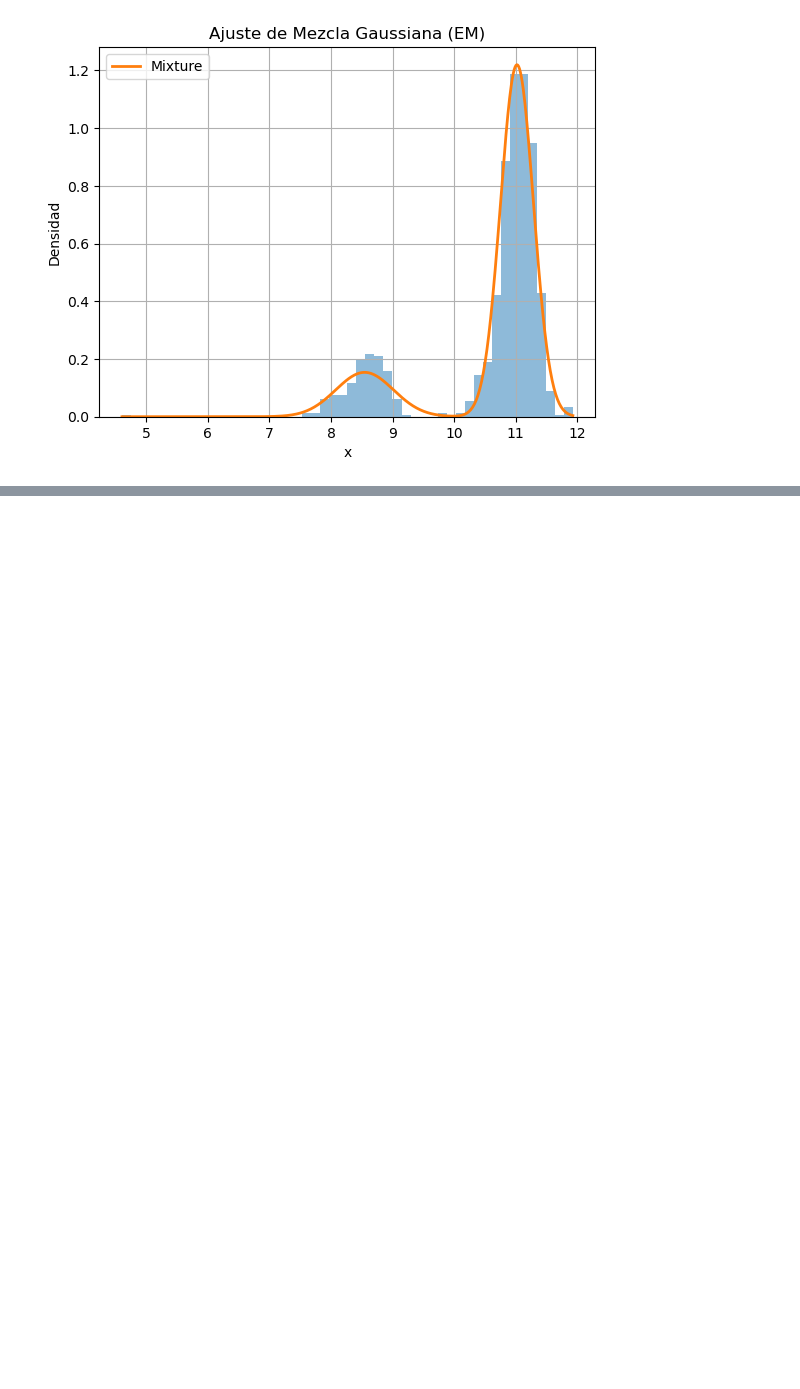
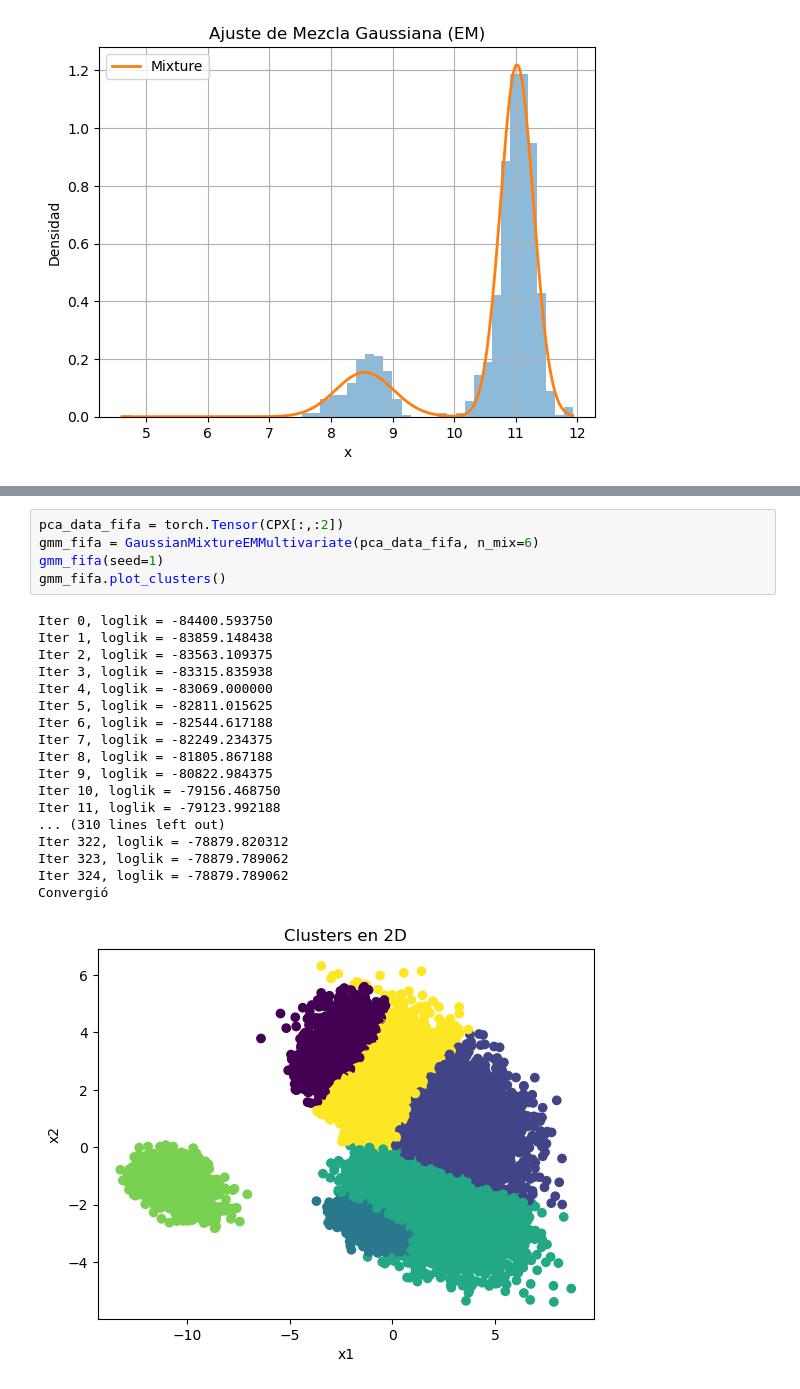
Before and after one commit to yaelrsc/Computaci-n-estad-stica-2026-2, a Jupyter notebook: Stochastic Optimization/EM.ipynb, the cells around one changed output, grey strips where cells are left out. Drawn from its saved outputs; the diff is of its cells as text; blank space fills up the shorter version.

```diff
--- a/Stochastic Optimization/EM.ipynb
+++ b/Stochastic Optimization/EM.ipynb
@@ -263,0 +522,24 @@ model_cm.plot_density(show_components=False)
+# %%
+pca_data_fifa = torch.Tensor(CPX[:,:2])
+gmm_fifa = GaussianMixtureEMMultivariate(pca_data_fifa, n_mix=6)
+gmm_fifa(seed=1)
+gmm_fifa.plot_clusters()
+# %% [output]
+Iter 0, loglik = -84400.593750
+Iter 1, loglik = -83859.148438
+Iter 2, loglik = -83563.109375
+Iter 3, loglik = -83315.835938
+Iter 4, loglik = -83069.000000
+Iter 5, loglik = -82811.015625
+Iter 6, loglik = -82544.617188
+Iter 7, loglik = -82249.234375
+Iter 8, loglik = -81805.867188
+Iter 9, loglik = -80822.984375
+Iter 10, loglik = -79156.468750
+Iter 11, loglik = -79123.992188
+... (310 lines left out)
+Iter 322, loglik = -78879.820312
+Iter 323, loglik = -78879.789062
+Iter 324, loglik = -78879.789062
+Convergió
+[figure, added]
```
Also changed, not shown: parts of 22 cells of this notebook, 3 other files.
